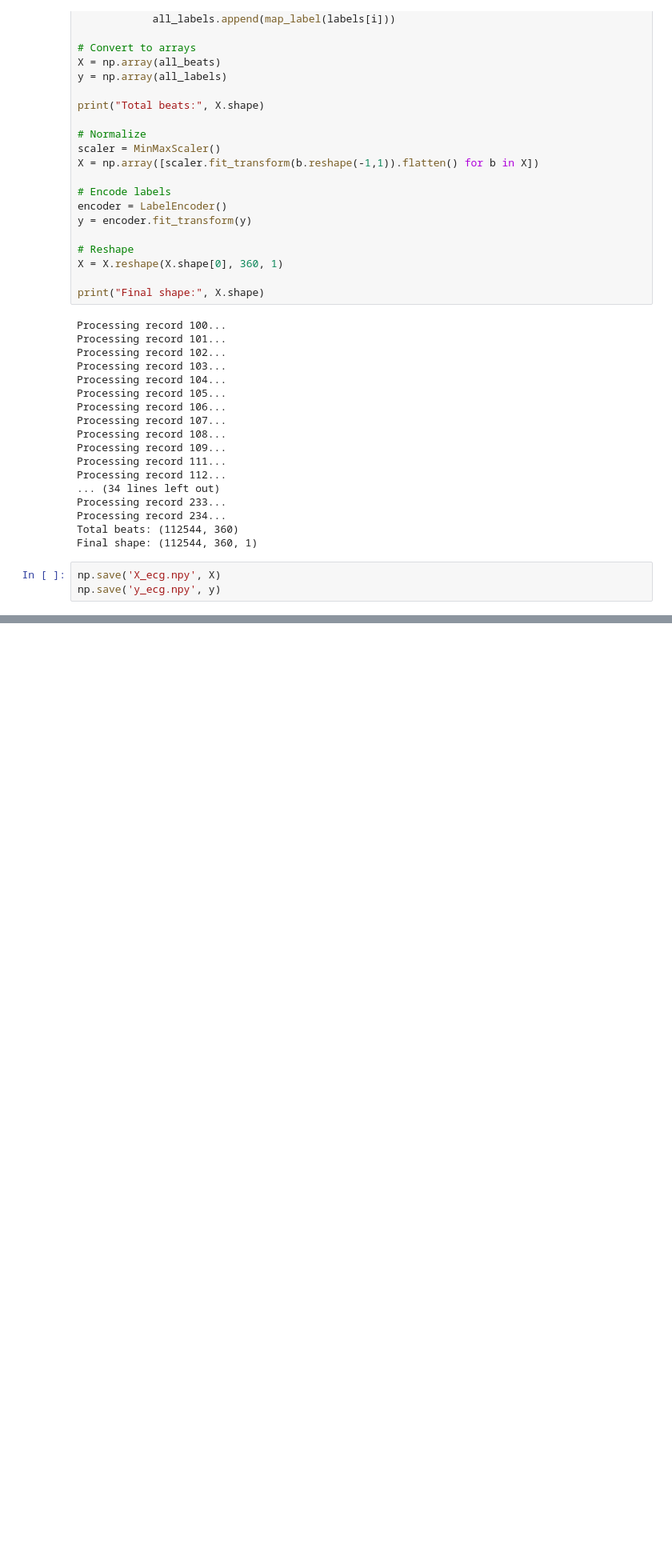
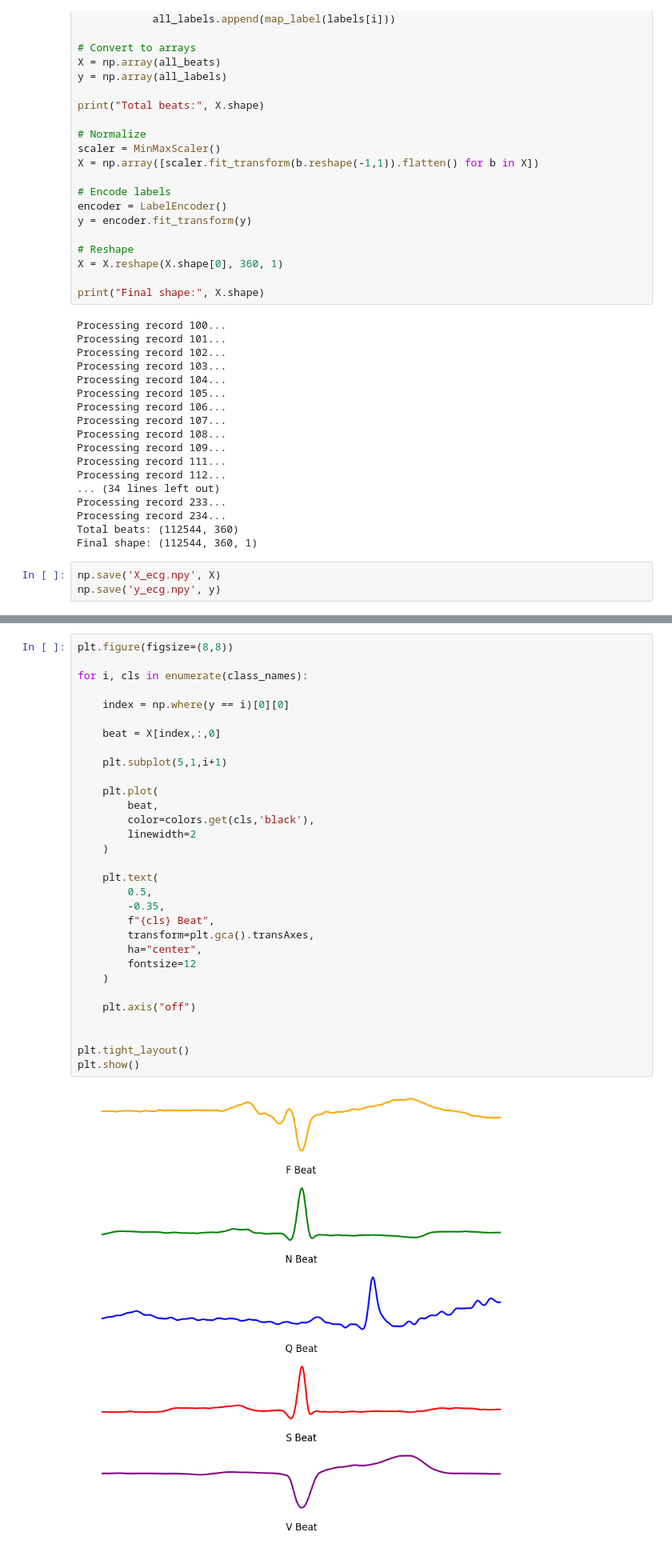
Before and after one commit to SakshyamAryal077/Data-Preprocessing-ECG, a Jupyter notebook: Preprossingecg.ipynb, the cells around one changed output, grey strips where cells are left out. Shown at 80% size. Saved outputs shown, nothing was run; the diff lists cells and outputs as text; blank space fills up the shorter version.

```diff
--- a/Preprossingecg.ipynb
+++ b/Preprossingecg.ipynb
@@ -308,0 +367,33 @@ files.download('y_ecg.npy')
+# %%
+plt.figure(figsize=(8,8))
+
+for i, cls in enumerate(class_names):
+
+    index = np.where(y == i)[0][0]
+
+    beat = X[index,:,0]
+
+    plt.subplot(5,1,i+1)
+
+    plt.plot(
+        beat,
+        color=colors.get(cls,'black'),
+        linewidth=2
+    )
+
+    plt.text(
+        0.5,
+        -0.35,
+        f"{cls} Beat",
+        transform=plt.gca().transAxes,
+        ha="center",
+        fontsize=12
+    )
+
+    plt.axis("off")
+
+
+plt.tight_layout()
+plt.show()
+# %% [output]
+[figure, added]
```
Also changed, not shown: parts of 7 cells of this notebook.
